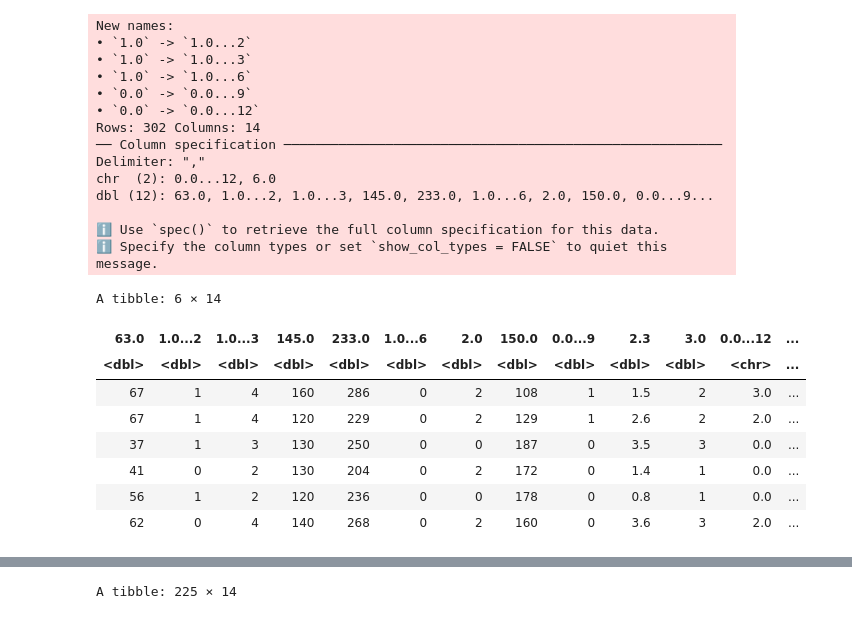
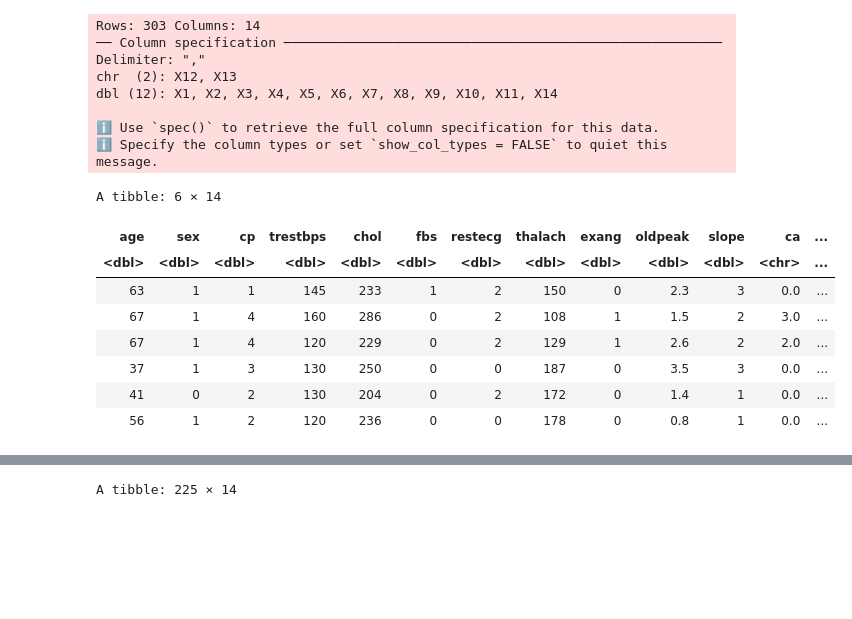
Before and after one commit to Yi-Lin-Wang/Group-32-best-group, a Jupyter notebook: wrangled_data.ipynb, the cells around one changed output, grey strips where cells are left out. Drawn from its saved outputs; the diff is of its cells as text; code cells hidden in the pictures; blank space fills up the shorter version.

```diff
--- a/wrangled_data.ipynb
+++ b/wrangled_data.ipynb
@@ -24,29 +6,22 @@ The following objects are masked from ‘package:base’:
 # %%
-heart_disease_data <- read_csv("https://archive.ics.uci.edu/ml/machine-learning-databases/heart-disease/processed.cleveland.data")
+heart_disease_data <- read_csv("https://archive.ics.uci.edu/ml/machine-learning-databases/heart-disease/processed.cleveland.data", col_names = FALSE)
+colnames(heart_disease_data) <- c("age", "sex", "cp", "trestbps", "chol", "fbs", "restecg", "thalach", "exang", "oldpeak", "slope", "ca", "thal", "num")
+head(heart_disease_data)
 # %% [output]
-New names:
-• `1.0` -> `1.0...2`
-• `1.0` -> `1.0...3`
-• `1.0` -> `1.0...6`
-• `0.0` -> `0.0...9`
-• `0.0` -> `0.0...12`
-Rows: 302 Columns: 14
+Rows: 303 Columns: 14
 ── Column specification ────────────────────────────────────────────────────────
 Delimiter: ","
-chr  (2): 0.0...12, 6.0
-dbl (12): 63.0, 1.0...2, 1.0...3, 145.0, 233.0, 1.0...6, 2.0, 150.0, 0.0...9...
+chr  (2): X12, X13
+dbl (12): X1, X2, X3, X4, X5, X6, X7, X8, X9, X10, X11, X14
 
 ℹ Use `spec()` to retrieve the full column specification for this data.
 ℹ Specify the column types or set `show_col_types = FALSE` to quiet this message.
+A tibble: 6 × 14
+| age | sex | cp | trestbps | chol | fbs | restecg | thalach | exang | oldpeak | slope | ca | ... |
+| <dbl> | <dbl> | <dbl> | <dbl> | <dbl> | <dbl> | <dbl> | <dbl> | <dbl> | <dbl> | <dbl> | <chr> | ... |
+| 63 | 1 | 1 | 145 | 233 | 1 | 2 | 150 | 0 | 2.3 | 3 | 0.0 | ... |
+| 67 | 1 | 4 | 160 | 286 | 0 | 2 | 108 | 1 | 1.5 | 2 | 3.0 | ... |
+| 67 | 1 | 4 | 120 | 229 | 0 | 2 | 129 | 1 | 2.6 | 2 | 2.0 | ... |
+| 37 | 1 | 3 | 130 | 250 | 0 | 0 | 187 | 0 | 3.5 | 3 | 0.0 | ... |
+| 41 | 0 | 2 | 130 | 204 | 0 | 2 | 172 | 0 | 1.4 | 1 | 0.0 | ... |
+| 56 | 1 | 2 | 120 | 236 | 0 | 0 | 178 | 0 | 0.8 | 1 | 0.0 | ... |
-# %%
-head(heart_disease_data)
-# %% [output]
-A tibble: 6 × 14
-| 63.0 | 1.0...2 | 1.0...3 | 145.0 | 233.0 | 1.0...6 | 2.0 | 150.0 | 0.0...9 | 2.3 | 3.0 | 0.0...12 | ... |
-| <dbl> | <dbl> | <dbl> | <dbl> | <dbl> | <dbl> | <dbl> | <dbl> | <dbl> | <dbl> | <dbl> | <chr> | ... |
-| 67 | 1 | 4 | 160 | 286 | 0 | 2 | 108 | 1 | 1.5 | 2 | 3.0 | ... |
-| 67 | 1 | 4 | 120 | 229 | 0 | 2 | 129 | 1 | 2.6 | 2 | 2.0 | ... |
-| 37 | 1 | 3 | 130 | 250 | 0 | 0 | 187 | 0 | 3.5 | 3 | 0.0 | ... |
-| 41 | 0 | 2 | 130 | 204 | 0 | 2 | 172 | 0 | 1.4 | 1 | 0.0 | ... |
-| 56 | 1 | 2 | 120 | 236 | 0 | 0 | 178 | 0 | 0.8 | 1 | 0.0 | ... |
-| 62 | 0 | 4 | 140 | 268 | 0 | 2 | 160 | 0 | 3.6 | 3 | 2.0 | ... |
```
Also changed, not shown: parts of 3 cells of this notebook.
